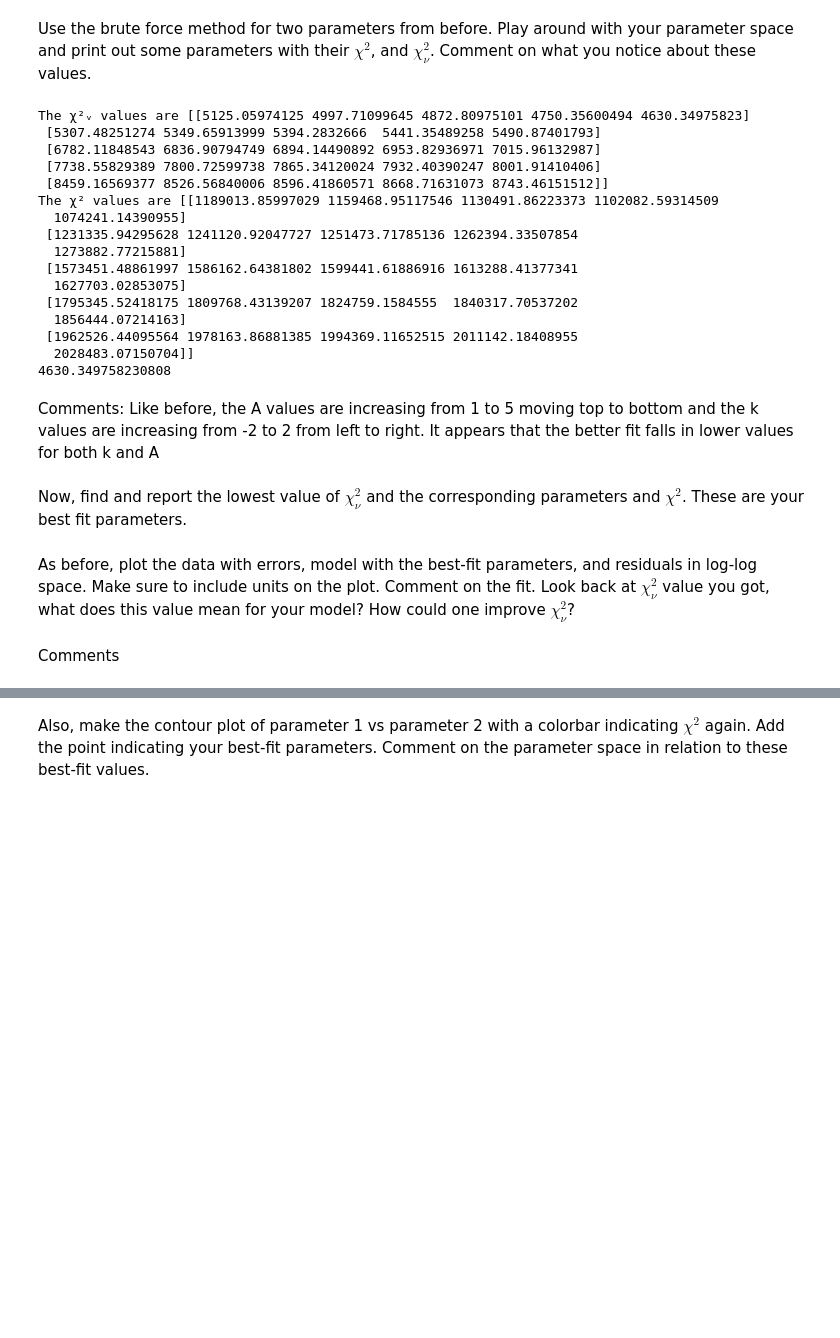
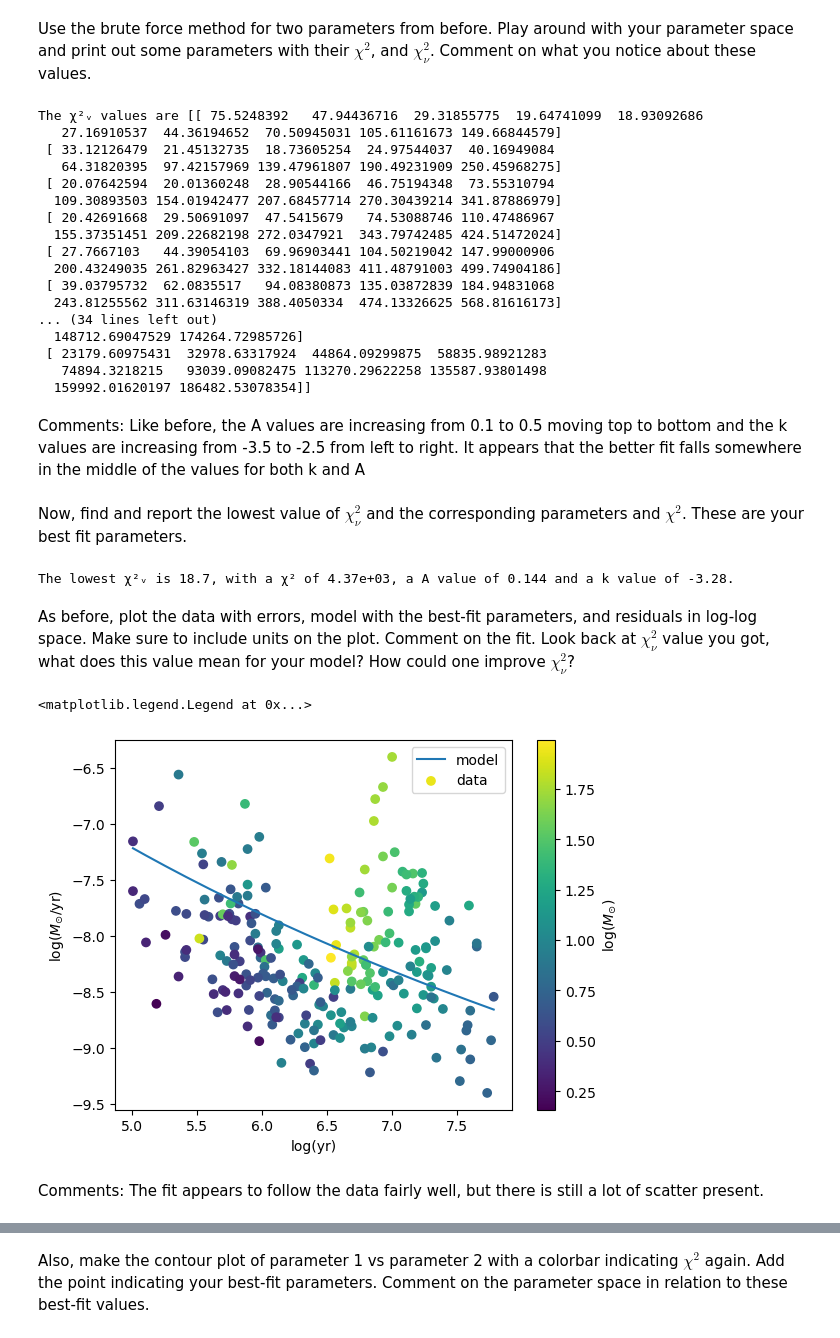
Before and after one commit to linderkait/ASTR5900_work, a Jupyter notebook: HW07_ChiSquared_MCMC.ipynb, the cells around one changed output, grey strips where cells are left out. Saved outputs shown, nothing was run; the diff lists cells and outputs as text; code cells hidden in the pictures; blank space fills up the shorter version.

```diff
--- a/HW07_ChiSquared_MCMC.ipynb
+++ b/HW07_ChiSquared_MCMC.ipynb
@@ -170,52 +170,74 @@ ylog = lambda x: np.log(A) + k * np.log(x)
 Use the brute force method for two parameters from before. Play around with your parameter space and print out some parameters with their $\chi^{2}$, and $\chi^{2}_{\nu}$. Comment on what you notice about these values.
 # %%
 # Brute force method
-A_arr = np.linspace(1E-5, 1, 10)
-k_arr = np.linspace(-1.5, -1, 10)
-chi2log = np.zeros((5, 5))
-chi2nulog = np.zeros((5, 5))
-nu = len(Mstar) - 2
+A_arr = np.linspace(.1, .5, 10)
+k_arr = np.linspace(-3.5, -2.5, 10)
+chi2log = np.zeros((10, 10))
+chi2nulog = np.zeros((10, 10))
+nu = len(Mstar) - 1
 
 #using same A and k values from last problem
-for i in range(5):
+for i in range(10):
     A = A_arr[i]
-    for j in range(5):
+    for j in range(10):
         k = k_arr[j]
-        ymod1 = ylog(Mstar)
-        ymod2 = ylog(logAge)
-        chi2log[i, j] = chi2(logMacc, ymod1, logMaccErr) + chi2(logMacc, ymod2, logMaccErr)
+        ymodacc = ylog(logAge)
+        chi2log[i, j] = chi2(logMacc, ymodacc, logMaccErr)
         chi2nulog[i, j] = chi2nu(chi2log[i, j], nu)
 
 print(f'The \u03c7\u00b2\u1D65 values are {chi2nulog}')
 print(f'The \u03c7\u00b2 values are {chi2log}')
-print(np.min(chi2nulog))
 # %% [output]
-The χ²ᵥ values are [[5125.05974125 4997.71099645 4872.80975101 4750.35600494 4630.34975823]
- [5307.48251274 5349.65913999 5394.2832666  5441.35489258 5490.87401793]
- [6782.11848543 6836.90794749 6894.14490892 6953.82936971 7015.96132987]
- [7738.55829389 7800.72599738 7865.34120024 7932.40390247 8001.91410406]
- [8459.16569377 8526.56840006 8596.41860571 8668.71631073 8743.46151512]]
-The χ² values are [[1189013.85997029 1159468.95117546 1130491.86223373 1102082.59314509
-  1074241.14390955]
- [1231335.94295628 1241120.92047727 1251473.71785136 1262394.33507854
-  1273882.77215881]
- [1573451.48861997 1586162.64381802 1599441.61886916 1613288.41377341
-  1627703.02853075]
- [1795345.52418175 1809768.43139207 1824759.1584555  1840317.70537202
-  1856444.07214163]
- [1962526.44095564 1978163.86881385 1994369.11652515 2011142.18408955
-  2028483.07150704]]
-4630.349758230808
+The χ²ᵥ values are [[ 75.5248392   47.94436716  29.31855775  19.64741099  18.93092686
+   27.16910537  44.36194652  70.50945031 105.61161673 149.66844579]
+ [ 33.12126479  21.45132735  18.73605254  24.97544037  40.16949084
+   64.31820395  97.42157969 139.47961807 190.49231909 250.45968275]
+ [ 20.07642594  20.01360248  28.90544166  46.75194348  73.55310794
+  109.30893503 154.01942477 207.68457714 270.30439214 341.87886979]
+ [ 20.42691668  29.50691097  47.5415679   74.53088746 110.47486967
+  155.37351451 209.22682198 272.0347921  343.79742485 424.51472024]
+ [ 27.7667103   44.39054103  69.96903441 104.50219042 147.99000906
+  200.43249035 261.82963427 332.18144083 411.48791003 499.74904186]
+ [ 39.03795732  62.0835517   94.08380873 135.03872839 184.94831068
+  243.81255562 311.63146319 388.4050334  474.13326625 568.81616173]
+... (34 lines left out)
+  148712.69047529 174264.72985726]
+ [ 23179.60975431  32978.63317924  44864.09299875  58835.98921283
+   74894.3218215   93039.09082475 113270.29622258 135587.93801498
+  159992.01620197 186482.53078354]]
 # %% [markdown]
-Comments: Like before, the A values are increasing from 1 to 5 moving top to bottom and the k values are increasing from -2 to 2 from left to right. It appears that the better fit falls in lower values for both k and A
+Comments: Like before, the A values are increasing from 0.1 to 0.5 moving top to bottom and the k values are increasing from -3.5 to -2.5 from left to right. It appears that the better fit falls somewhere in the middle of the values for both k and A
 # %% [markdown]
 Now, find and report the lowest value of $\chi^{2}_{\nu}$ and the corresponding parameters and $\chi^{2}$. These are your best fit parameters.
 # %%
 # Best-fit params
+indexlog = np.argmin(chi2nulog)
+Aindexlog = (indexlog) // 10
+kindexlog = indexlog % 10
+print(f'The lowest \u03c7\u00b2\u1D65 is {chi2nulog[Aindexlog, kindexlog]:.3g}, with a \u03c7\u00b2 of {chi2log[Aindexlog, kindexlog]:.3g}, a A value of {A_arr[Aindexlog]:.3g} and a k value of {k_arr[kindexlog]:.3g}.')
+# %% [output]
+The lowest χ²ᵥ is 18.7, with a χ² of 4.37e+03, a A value of 0.144 and a k value of -3.28.
 # %% [markdown]
 As before, plot the data with errors, model with the best-fit parameters, and residuals in log-log space. Make sure to include units on the plot. Comment on the fit. Look back at $\chi^{2}_{\nu}$ value you got, what does this value mean for your model? How could one improve $\chi^{2}_{\nu}$?
 # %%
 # Plot it up
+#define best fit
+A = A_arr[Aindexlog]
+k = k_arr[kindexlog]
+ybest = ylog(logAge)
+
+#sort the arrays to properly plot
+args = np.argsort(logAge)
+
+plt.plot(logAge[args], ybest[args], label = 'model')
+plt.scatter(logAge, logMacc, label = 'data', c = Mstar )
+plt.colorbar(label = r'log($M_{\odot}$)')
+plt.xlabel('log(yr)')
+plt.ylabel('log($M_{\odot}$/yr)')
+plt.legend()
+# %% [output]
+<matplotlib.legend.Legend at 0x...>
+[figure, added]
 # %% [markdown]
-Comments
+Comments: The fit appears to follow the data fairly well, but there is still a lot of scatter present.
 # %% [markdown]
```
Also changed, not shown: parts of 5 cells of this notebook.
